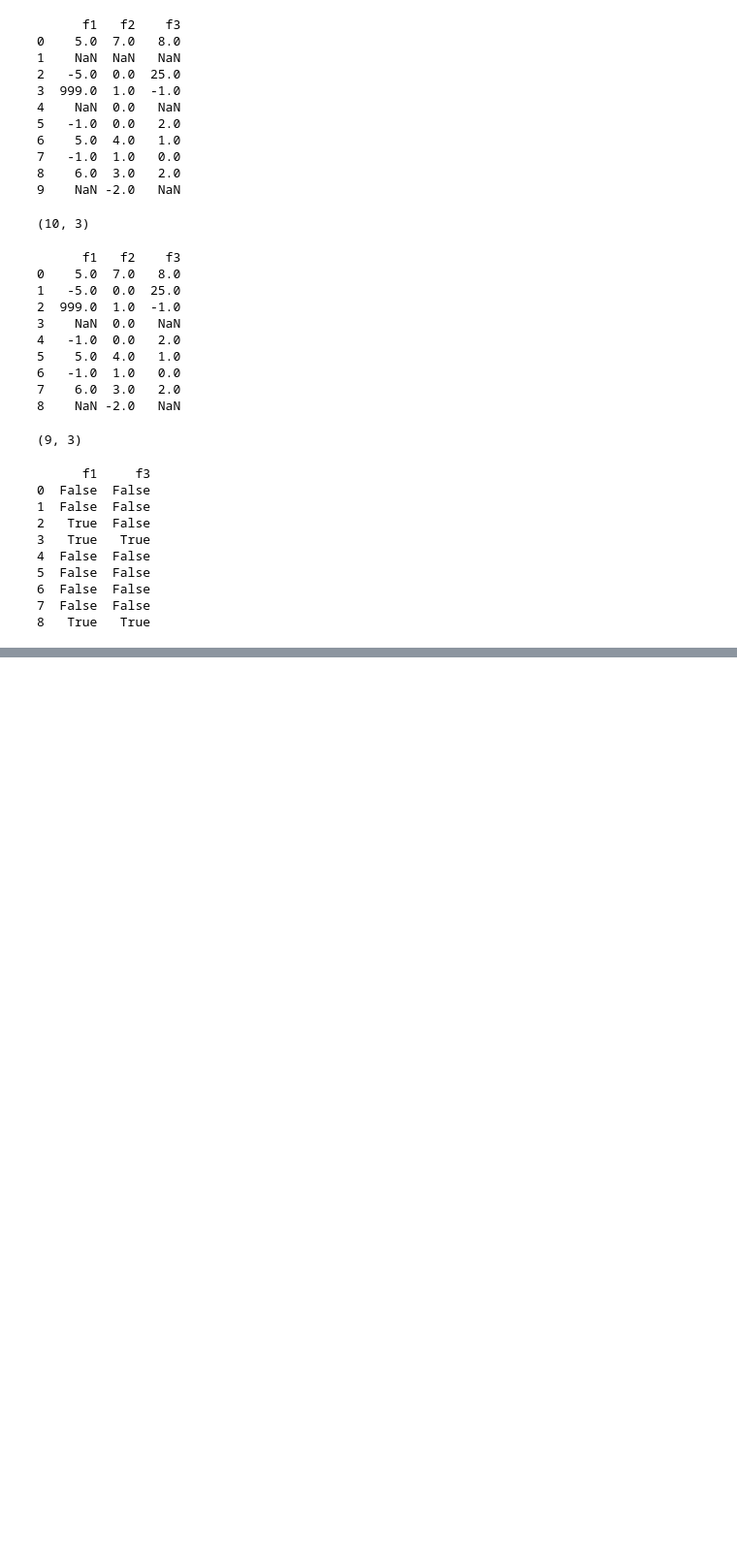
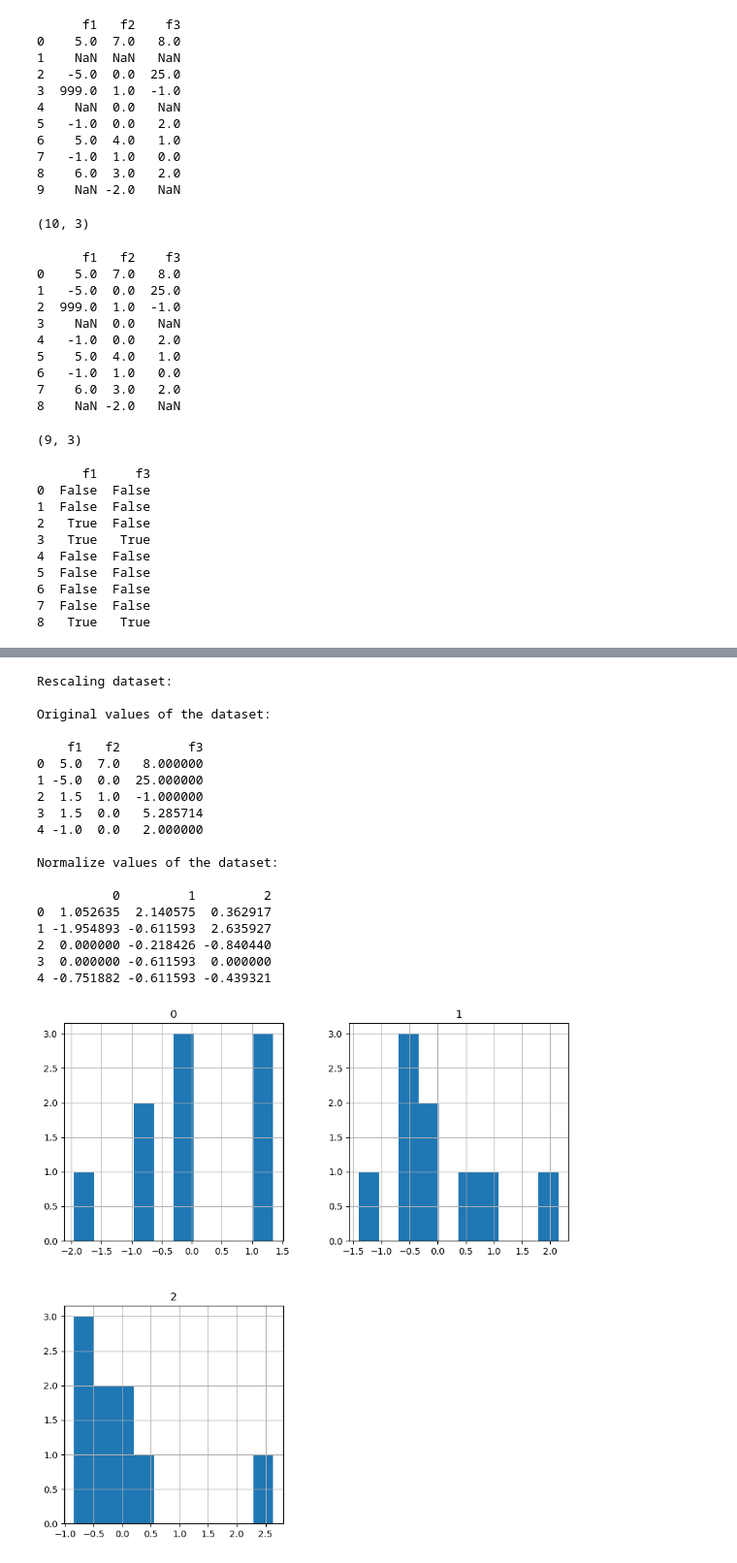
Before and after one commit to M-M-I-V/data-mining, a Jupyter notebook: sample4.ipynb, the cells around one changed output, grey strips where cells are left out. Shown at 97% size. Drawn from its saved outputs; the diff is of its cells as text; code cells hidden in the pictures; blank space fills up the shorter version.

```diff
--- a/sample4.ipynb
+++ b/sample4.ipynb
@@ -77,0 +160,33 @@ print(indicator)
+# %%
+from sklearn.preprocessing import scale
+
+print('Rescaling dataset: \n')
+scaledSet = scale(df_array)
+scaledSet = pd.DataFrame(scaledSet)
+pd.DataFrame.hist(scaledSet, figsize = [10, 10])
+
+print('Original values of the dataset: \n')
+print(df_array.head())
+print('\nNormalize values of the dataset: \n')
+print(scaledSet.head())
+# %% [output]
+Rescaling dataset:
+
+Original values of the dataset:
+
+    f1   f2         f3
+0  5.0  7.0   8.000000
+1 -5.0  0.0  25.000000
+2  1.5  1.0  -1.000000
+3  1.5  0.0   5.285714
+4 -1.0  0.0   2.000000
+
+Normalize values of the dataset:
+
+          0         1         2
+0  1.052635  2.140575  0.362917
+1 -1.954893 -0.611593  2.635927
+2  0.000000 -0.218426 -0.840440
+3  0.000000 -0.611593  0.000000
+4 -0.751882 -0.611593 -0.439321
+[figure, added]
```
Also changed, not shown: parts of 13 cells of this notebook, 11 other files.
